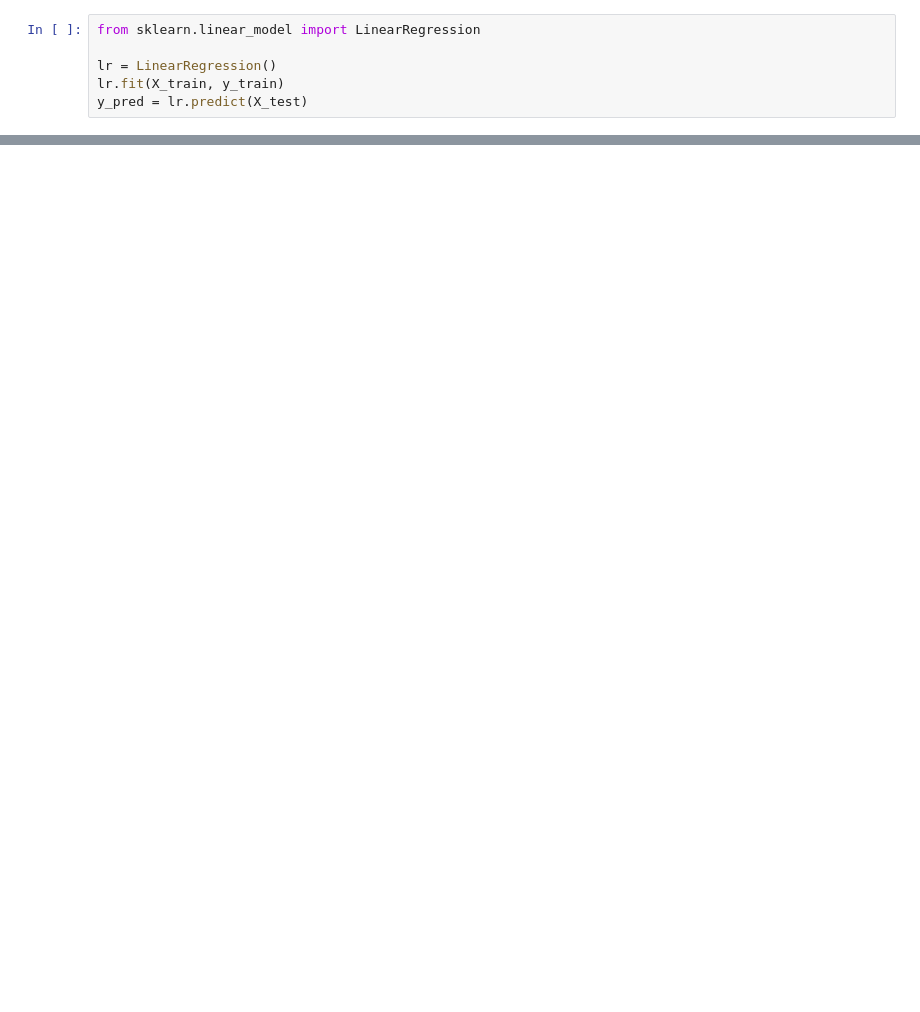
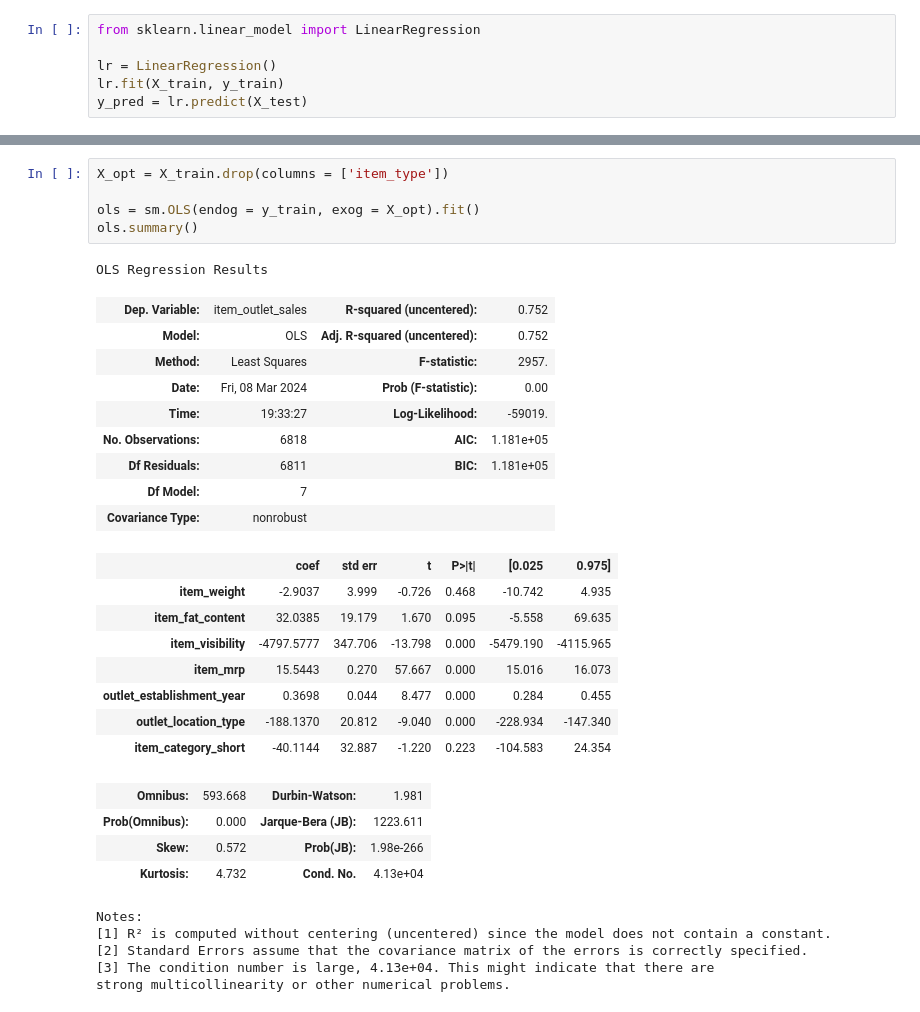
Before and after one commit to matheusmello-o/bigmart-sales-prediction, a Jupyter notebook: prediction-model.ipynb, the cells around one changed output, grey strips where cells are left out. Drawn from its saved outputs; the diff is of its cells as text; blank space fills up the shorter version.

Commit message:
Refining the model using statsmodel

```diff
--- a/prediction-model.ipynb
+++ b/prediction-model.ipynb
@@ -31,0 +84,33 @@ Real mean:  2181.288913575032
+# %%
+X_opt = X_train.drop(columns = ['item_type'])
+
+ols = sm.OLS(endog = y_train, exog = X_opt).fit()
+ols.summary()
+# %% [output]
+OLS Regression Results
+| Dep. Variable: | item_outlet_sales | R-squared (uncentered): | 0.752 |
+| Model: | OLS | Adj. R-squared (uncentered): | 0.752 |
+| Method: | Least Squares | F-statistic: | 2957. |
+| Date: | Fri, 08 Mar 2024 | Prob (F-statistic): | 0.00 |
+| Time: | 19:33:27 | Log-Likelihood: | -59019. |
+| No. Observations: | 6818 | AIC: | 1.181e+05 |
+| Df Residuals: | 6811 | BIC: | 1.181e+05 |
+| Df Model: | 7 |  |  |
+| Covariance Type: | nonrobust |  |  |
+|  | coef | std err | t | P>|t| | [0.025 | 0.975] |
+| item_weight | -2.9037 | 3.999 | -0.726 | 0.468 | -10.742 | 4.935 |
+| item_fat_content | 32.0385 | 19.179 | 1.670 | 0.095 | -5.558 | 69.635 |
+| item_visibility | -4797.5777 | 347.706 | -13.798 | 0.000 | -5479.190 | -4115.965 |
+| item_mrp | 15.5443 | 0.270 | 57.667 | 0.000 | 15.016 | 16.073 |
+| outlet_establishment_year | 0.3698 | 0.044 | 8.477 | 0.000 | 0.284 | 0.455 |
+| outlet_location_type | -188.1370 | 20.812 | -9.040 | 0.000 | -228.934 | -147.340 |
+| item_category_short | -40.1144 | 32.887 | -1.220 | 0.223 | -104.583 | 24.354 |
+| Omnibus: | 593.668 | Durbin-Watson: | 1.981 |
+| Prob(Omnibus): | 0.000 | Jarque-Bera (JB): | 1223.611 |
+| Skew: | 0.572 | Prob(JB): | 1.98e-266 |
+| Kurtosis: | 4.732 | Cond. No. | 4.13e+04 |
+Notes:
+[1] R² is computed without centering (uncentered) since the model does not contain a constant.
+[2] Standard Errors assume that the covariance matrix of the errors is correctly specified.
+[3] The condition number is large, 4.13e+04. This might indicate that there are
+strong multicollinearity or other numerical problems.
```
Also changed, not shown: parts of 16 cells of this notebook.
